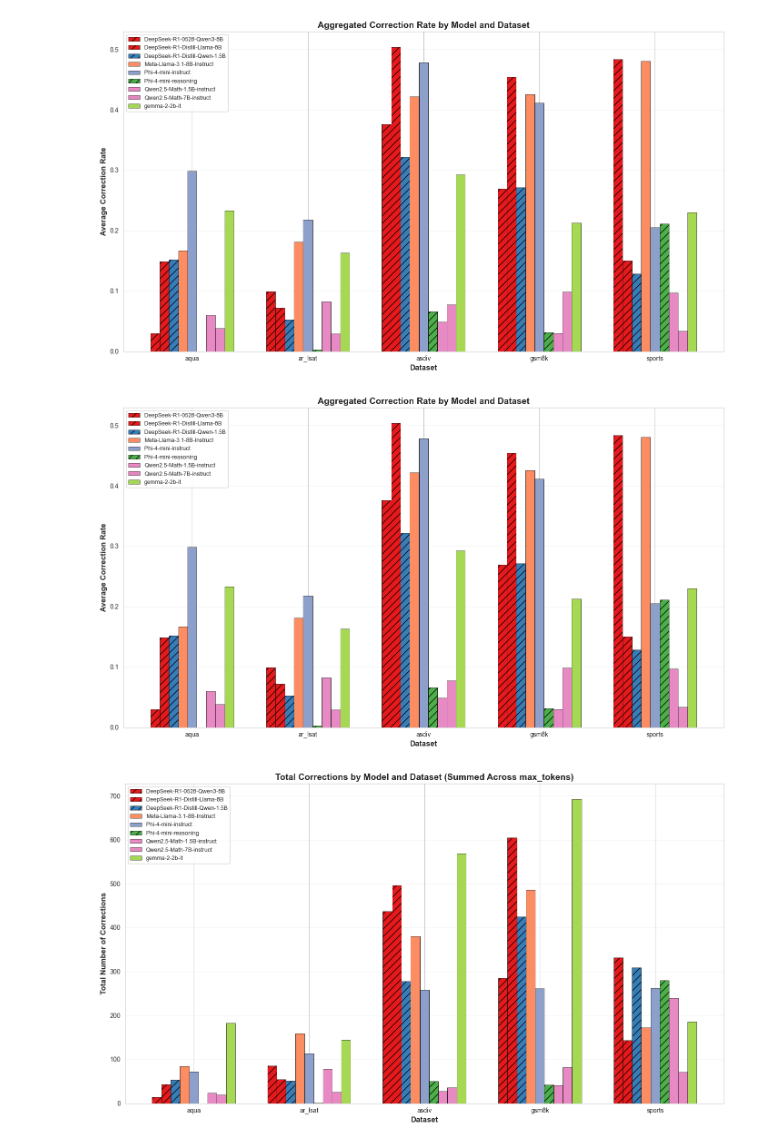
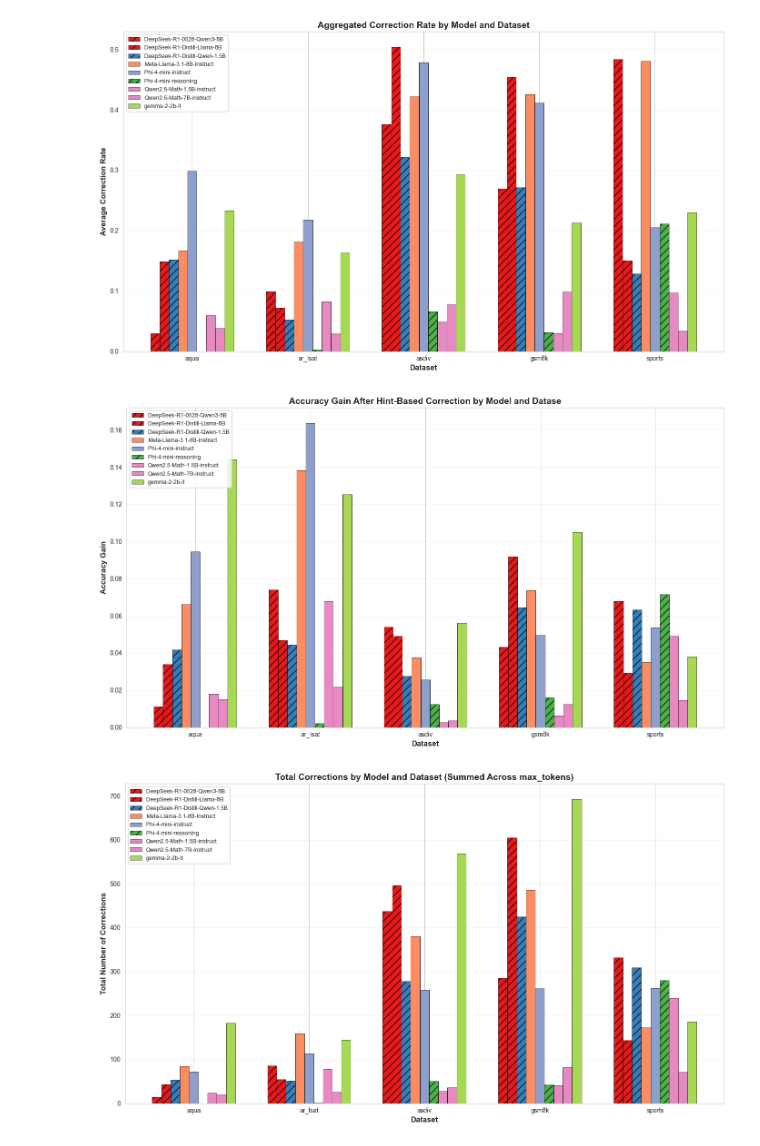
Before and after one commit to anbauoq/llm-self-refinement-eval-2.0, a Jupyter notebook: evaluation/evaluation.ipynb, the cells around one changed output. Saved outputs shown, nothing was run; the diff lists cells and outputs as text; code cells hidden in the pictures.

Commit message:
add evaluation plots

```diff
--- a/evaluation/evaluation.ipynb
+++ b/evaluation/evaluation.ipynb
@@ -12,6 +12,7 @@ from plots import plot_by_dataset, plot_aggregated_metric_by_dataset, plot_model
 # %%
 # Load data
-metrics = pd.read_csv("metrics.csv")
+metrics = pd.read_csv("outputs/metrics.csv")
+per_question_tokens = pd.read_csv("outputs/per_question_tokens.csv")
 # %%
 MODELS_NON_REASONING=[
   "google/gemma-2-2b-it",
@@ -31,27 +32,6 @@ MODELS_REASONING=[
 # Set style for better-looking plots
 sns.set_style("whitegrid")
 plt.rcParams['figure.figsize'] = (14, 8)
-
-# Model categorization
-def categorize_model(model_name):
-    reasoning_keywords = [
-        "DeepSeek-R1",
-        "Phi-4-mini-reasoning"
-    ]
-    for keyword in reasoning_keywords:
-        if keyword in model_name:
-            return "Reasoning"
-    return "Non-Reasoning"
-
-# Simplify model names for plots
-def simplify_model_name(model_name):
-    if "/" in model_name:
-        return model_name.split("/")[-1]
-    return model_name
-
-# Apply to metrics
-metrics["model_category"] = metrics["model"].apply(categorize_model)
-metrics["model_short"] = metrics["model"].apply(simplify_model_name)
 # %% [markdown]
 ## I. Effect of Maximum Token Budget
 This section analyzes how increasing the maximum number of tokens affects model performance across different datasets.
@@ -84,7 +64,7 @@ plot_by_dataset(
 # %%
 aggregated_metrics = (
     metrics
-    .groupby(['model_short', 'dataset', 'model_category'])
+    .groupby(['model', 'dataset', 'model_category'])
     .agg({
         'initial_accuracy': 'mean',
         'post_hint_accuracy': 'mean',
@@ -95,5 +75,3 @@ aggregated_metrics = (
     })
     .reset_index()
 )
-
-aggregated_metrics.head(5)
@@ -116,12 +87,12 @@ plot_aggregated_metric_by_dataset(
 # %%
 plot_aggregated_metric_by_dataset(
     aggregated_metrics,
-    metric_col='correction_rate',
-    ylabel='Average Correction Rate',
-    title=('Aggregated Correction Rate by Model and Dataset')
+    metric_col='delta_accuracy',
+    ylabel='Accuracy Gain',
+    title=('Accuracy Gain After Hint-Based Correction by Model and Datase')
 )
 # %% [output]
-[figure, old version]
+[figure, new version]
 # %%
 plot_aggregated_metric_by_dataset(
     aggregated_metrics,
```
Also changed, not shown: parts of 25 cells of this notebook, 6 other files.
